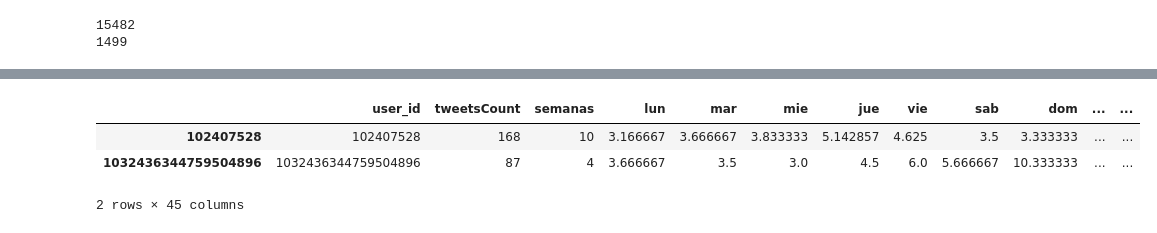
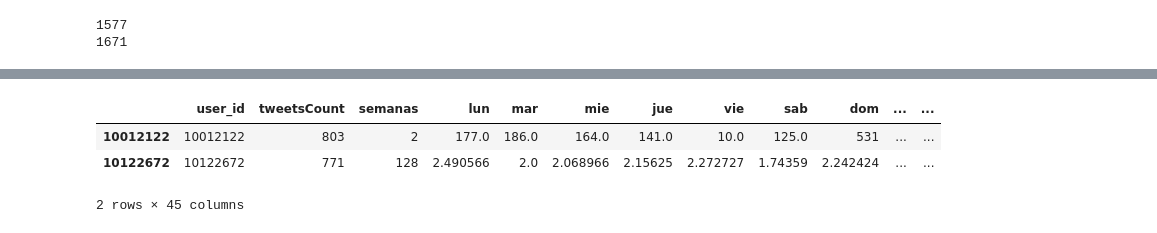
Before and after one commit to fermasia/argBot, a Jupyter notebook: dataAnalysis/Analisis con modelo completo.ipynb, the cells around one changed output, grey strips where cells are left out. Drawn from its saved outputs; the diff is of its cells as text; code cells hidden in the pictures.

Commit message:
Notebooks para aplicar modelo a datasets completo inicial y dataset sobre hashtags K y M

```diff
--- a/dataAnalysis/Analisis con modelo completo.ipynb
+++ b/dataAnalysis/Analisis con modelo completo.ipynb
@@ -35,9 +35,18 @@ from catboost import CatBoostClassifier
 
 from sklearn.pipeline import Pipeline
 from sklearn.base import TransformerMixin
+# %%
+scraped = pd.read_pickle('../datasets/TweetsScrapedUsers_final.pkl')
+original = pd.concat([pd.read_pickle('../datasets/UsersDataset_2.pkl'),\
+                 pd.read_pickle('../datasets/UsersDataset_3.pkl'),\
+                 pd.read_pickle('../datasets/UsersDataset_4.pkl'),\
+                 pd.read_pickle('../datasets/UsersDataset_5.pkl'),\
+                 pd.read_pickle('../datasets/UsersDataset_6.pkl'),\
+                 pd.read_pickle('../datasets/UsersDataset_7.pkl')])
+users = original[original.id.isin(scraped.user_id)]
 # %%
 tweets = pd.read_pickle('../datasets/tweetsProcesados.pkl')
-users = pd.read_pickle('../datasets/UsersDataset.pkl')
+#users = pd.read_pickle('../datasets/UsersDataset.pkl')
 
 tweets = tweets[tweets.tweetsCount.apply(int) > 50]
 
@@ -49,6 +58,6 @@ print(len(tweets))
 display(users.head(2))
 display(tweets.head(2))
 # %% [output]
-15482
-1499
+1577
+1671
 |  | id | screen_name | complete_name | tweet_count | description | location | birthdate | url | ... |
@@ -57,6 +66,6 @@ display(tweets.head(2))
 |  | user_id | tweetsCount | semanas | lun | mar | mie | jue | vie | sab | dom | ... | ... |
-| 102407528 | 102407528 | 168 | 10 | 3.166667 | 3.666667 | 3.833333 | 5.142857 | 4.625 | 3.5 | 3.333333 | ... | ... |
-| 1032436344759504896 | 1032436344759504896 | 87 | 4 | 3.666667 | 3.5 | 3.0 | 4.5 | 6.0 | 5.666667 | 10.333333 | ... | ... |
+| 10012122 | 10012122 | 803 | 2 | 177.0 | 186.0 | 164.0 | 141.0 | 10.0 | 125.0 | 531 | ... | ... |
+| 10122672 | 10122672 | 771 | 128 | 2.490566 | 2.0 | 2.068966 | 2.15625 | 2.272727 | 1.74359 | 2.242424 | ... | ... |
 2 rows × 45 columns
 # %%
 completeDf = tweets.join(users, how='inner')
```
Also changed, not shown: parts of 5 cells of this notebook, 1 other file.
